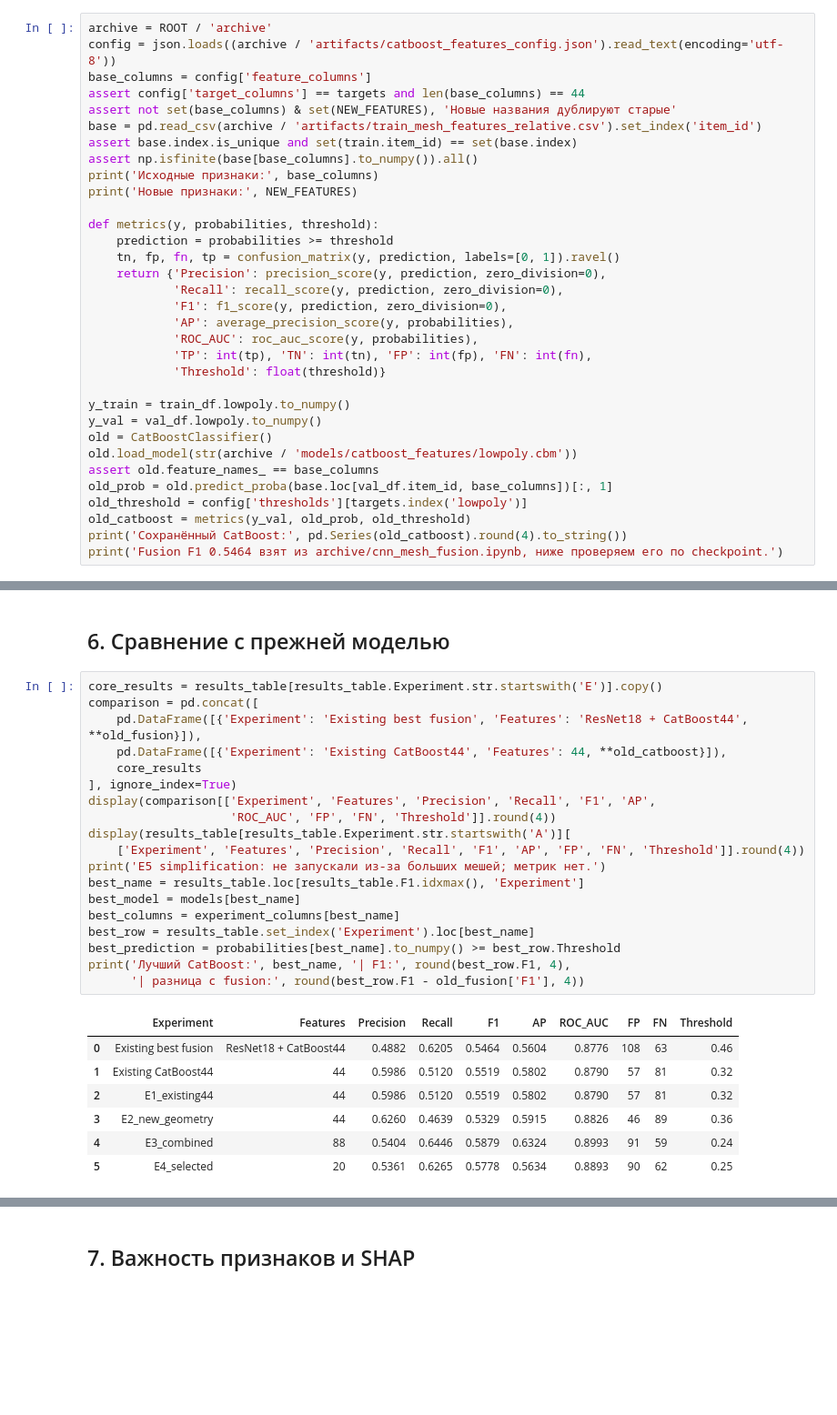
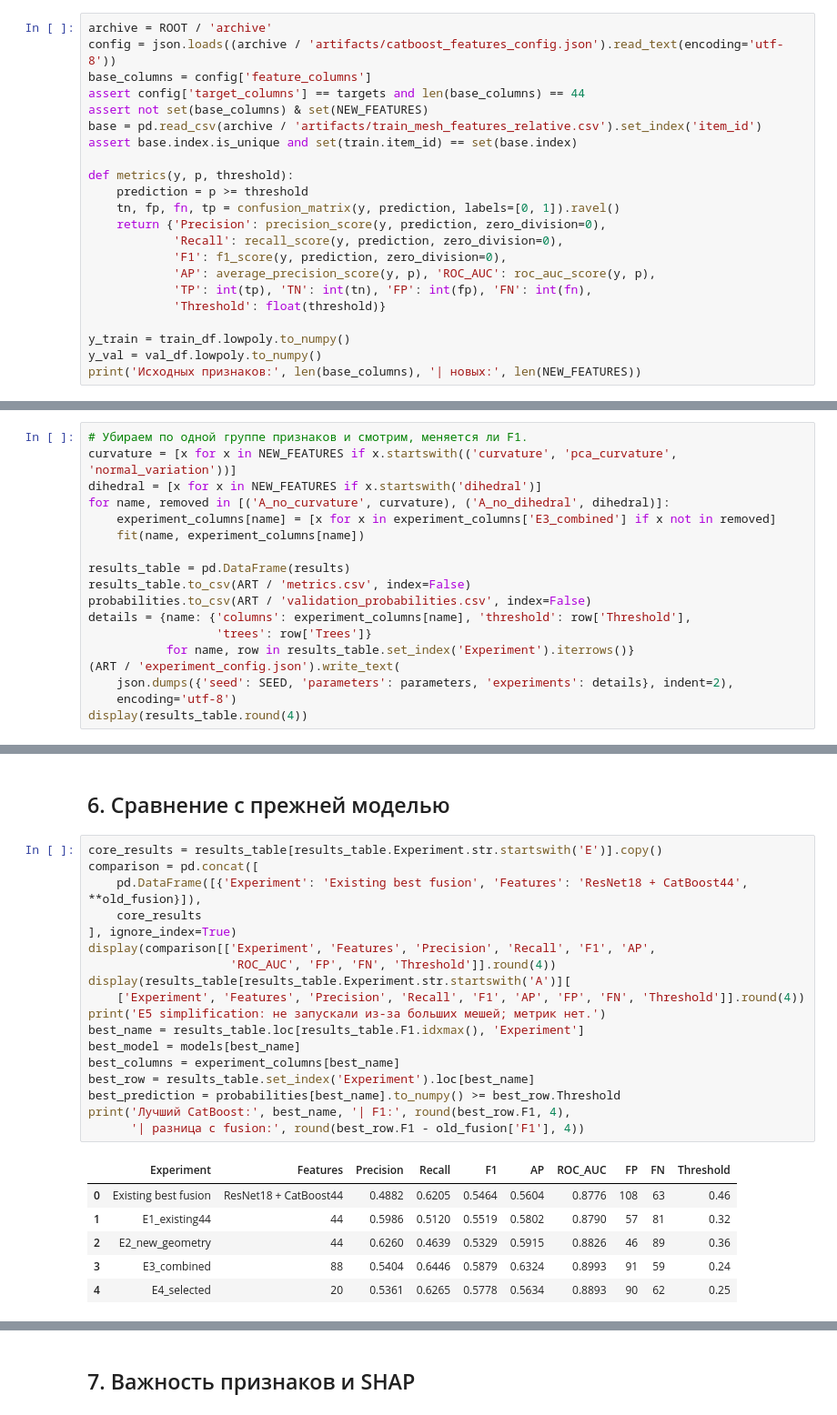
Before and after one commit to gasich27/AI-Challenge-2026-MainStage, a Jupyter notebook: labels/lowpoly/lowpoly_geometry.ipynb, the cells around one changed output, grey strips where cells are left out. Shown at 91% size. Cells and saved outputs as stored; diff of their text form; blank space fills up the shorter version.

```diff
--- a/labels/lowpoly/lowpoly_geometry.ipynb
+++ b/labels/lowpoly/lowpoly_geometry.ipynb
@@ -63,32 +63,21 @@ archive = ROOT / 'archive'
 config = json.loads((archive / 'artifacts/catboost_features_config.json').read_text(encoding='utf-8'))
 base_columns = config['feature_columns']
 assert config['target_columns'] == targets and len(base_columns) == 44
-assert not set(base_columns) & set(NEW_FEATURES), 'Новые названия дублируют старые'
+assert not set(base_columns) & set(NEW_FEATURES)
 base = pd.read_csv(archive / 'artifacts/train_mesh_features_relative.csv').set_index('item_id')
 assert base.index.is_unique and set(train.item_id) == set(base.index)
-assert np.isfinite(base[base_columns].to_numpy()).all()
-print('Исходные признаки:', base_columns)
-print('Новые признаки:', NEW_FEATURES)
 
-def metrics(y, probabilities, threshold):
-    prediction = probabilities >= threshold
+def metrics(y, p, threshold):
+    prediction = p >= threshold
     tn, fp, fn, tp = confusion_matrix(y, prediction, labels=[0, 1]).ravel()
     return {'Precision': precision_score(y, prediction, zero_division=0),
             'Recall': recall_score(y, prediction, zero_division=0),
             'F1': f1_score(y, prediction, zero_division=0),
-            'AP': average_precision_score(y, probabilities),
-            'ROC_AUC': roc_auc_score(y, probabilities),
+            'AP': average_precision_score(y, p), 'ROC_AUC': roc_auc_score(y, p),
             'TP': int(tp), 'TN': int(tn), 'FP': int(fp), 'FN': int(fn),
             'Threshold': float(threshold)}
 
 y_train = train_df.lowpoly.to_numpy()
 y_val = val_df.lowpoly.to_numpy()
-old = CatBoostClassifier()
-old.load_model(str(archive / 'models/catboost_features/lowpoly.cbm'))
-assert old.feature_names_ == base_columns
-old_prob = old.predict_proba(base.loc[val_df.item_id, base_columns])[:, 1]
-old_threshold = config['thresholds'][targets.index('lowpoly')]
-old_catboost = metrics(y_val, old_prob, old_threshold)
-print('Сохранённый CatBoost:', pd.Series(old_catboost).round(4).to_string())
-print('Fusion F1 0.5464 взят из archive/cnn_mesh_fusion.ipynb, ниже проверяем его по checkpoint.')
+print('Исходных признаков:', len(base_columns), '| новых:', len(NEW_FEATURES))
 # %% [output]
@@ -330,0 +242,18 @@ A_no_dihedral | F1: 0.5617 | AP: 0.6176 | trees: 300
+# %%
+# Убираем по одной группе признаков и смотрим, меняется ли F1.
+curvature = [x for x in NEW_FEATURES if x.startswith(('curvature', 'pca_curvature', 'normal_variation'))]
+dihedral = [x for x in NEW_FEATURES if x.startswith('dihedral')]
+for name, removed in [('A_no_curvature', curvature), ('A_no_dihedral', dihedral)]:
+    experiment_columns[name] = [x for x in experiment_columns['E3_combined'] if x not in removed]
+    fit(name, experiment_columns[name])
+
+results_table = pd.DataFrame(results)
+results_table.to_csv(ART / 'metrics.csv', index=False)
+probabilities.to_csv(ART / 'validation_probabilities.csv', index=False)
+details = {name: {'columns': experiment_columns[name], 'threshold': row['Threshold'],
+                  'trees': row['Trees']}
+           for name, row in results_table.set_index('Experiment').iterrows()}
+(ART / 'experiment_config.json').write_text(
+    json.dumps({'seed': SEED, 'parameters': parameters, 'experiments': details}, indent=2),
+    encoding='utf-8')
+display(results_table.round(4))
@@ -333,30 +272,28 @@ A_no_dihedral | F1: 0.5617 | AP: 0.6176 | trees: 300
 # %%
 core_results = results_table[results_table.Experiment.str.startswith('E')].copy()
 comparison = pd.concat([
     pd.DataFrame([{'Experiment': 'Existing best fusion', 'Features': 'ResNet18 + CatBoost44', **old_fusion}]),
-    pd.DataFrame([{'Experiment': 'Existing CatBoost44', 'Features': 44, **old_catboost}]),
     core_results
 ], ignore_index=True)
 display(comparison[['Experiment', 'Features', 'Precision', 'Recall', 'F1', 'AP',
                     'ROC_AUC', 'FP', 'FN', 'Threshold']].round(4))
 display(results_table[results_table.Experiment.str.startswith('A')][
     ['Experiment', 'Features', 'Precision', 'Recall', 'F1', 'AP', 'FP', 'FN', 'Threshold']].round(4))
 print('E5 simplification: не запускали из-за больших мешей; метрик нет.')
 best_name = results_table.loc[results_table.F1.idxmax(), 'Experiment']
 best_model = models[best_name]
 best_columns = experiment_columns[best_name]
 best_row = results_table.set_index('Experiment').loc[best_name]
 best_prediction = probabilities[best_name].to_numpy() >= best_row.Threshold
 print('Лучший CatBoost:', best_name, '| F1:', round(best_row.F1, 4),
       '| разница с fusion:', round(best_row.F1 - old_fusion['F1'], 4))
 # %% [output]
 |  | Experiment | Features | Precision | Recall | F1 | AP | ROC_AUC | FP | FN | Threshold |
 | 0 | Existing best fusion | ResNet18 + CatBoost44 | 0.4882 | 0.6205 | 0.5464 | 0.5604 | 0.8776 | 108 | 63 | 0.46 |
-| 1 | Existing CatBoost44 | 44 | 0.5986 | 0.5120 | 0.5519 | 0.5802 | 0.8790 | 57 | 81 | 0.32 |
-| 2 | E1_existing44 | 44 | 0.5986 | 0.5120 | 0.5519 | 0.5802 | 0.8790 | 57 | 81 | 0.32 |
-| 3 | E2_new_geometry | 44 | 0.6260 | 0.4639 | 0.5329 | 0.5915 | 0.8826 | 46 | 89 | 0.36 |
-| 4 | E3_combined | 88 | 0.5404 | 0.6446 | 0.5879 | 0.6324 | 0.8993 | 91 | 59 | 0.24 |
-| 5 | E4_selected | 20 | 0.5361 | 0.6265 | 0.5778 | 0.5634 | 0.8893 | 90 | 62 | 0.25 |
+| 1 | E1_existing44 | 44 | 0.5986 | 0.5120 | 0.5519 | 0.5802 | 0.8790 | 57 | 81 | 0.32 |
+| 2 | E2_new_geometry | 44 | 0.6260 | 0.4639 | 0.5329 | 0.5915 | 0.8826 | 46 | 89 | 0.36 |
+| 3 | E3_combined | 88 | 0.5404 | 0.6446 | 0.5879 | 0.6324 | 0.8993 | 91 | 59 | 0.24 |
+| 4 | E4_selected | 20 | 0.5361 | 0.6265 | 0.5778 | 0.5634 | 0.8893 | 90 | 62 | 0.25 |
 |  | Experiment | Features | Precision | Recall | F1 | AP | FP | FN | Threshold |
 | 4 | A_no_curvature | 78 | 0.5415 | 0.6687 | 0.5984 | 0.6335 | 94 | 55 | 0.23 |
 | 5 | A_no_dihedral | 76 | 0.5759 | 0.5482 | 0.5617 | 0.6176 | 67 | 75 | 0.29 |
```
Also changed, not shown: parts of 4 cells of this notebook, 4 other files.
